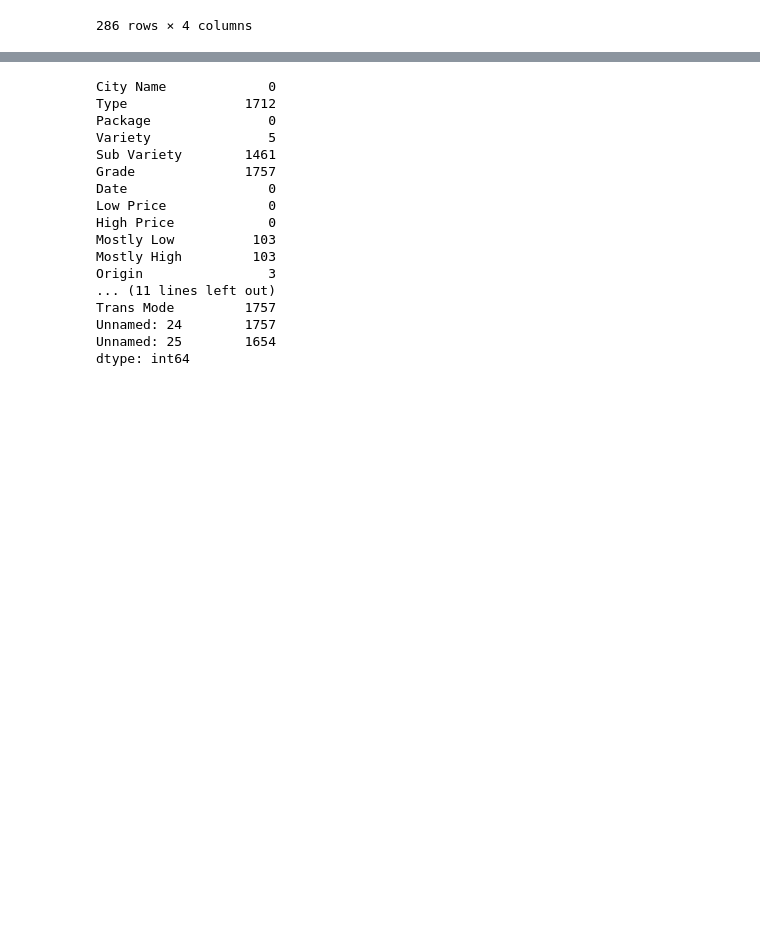
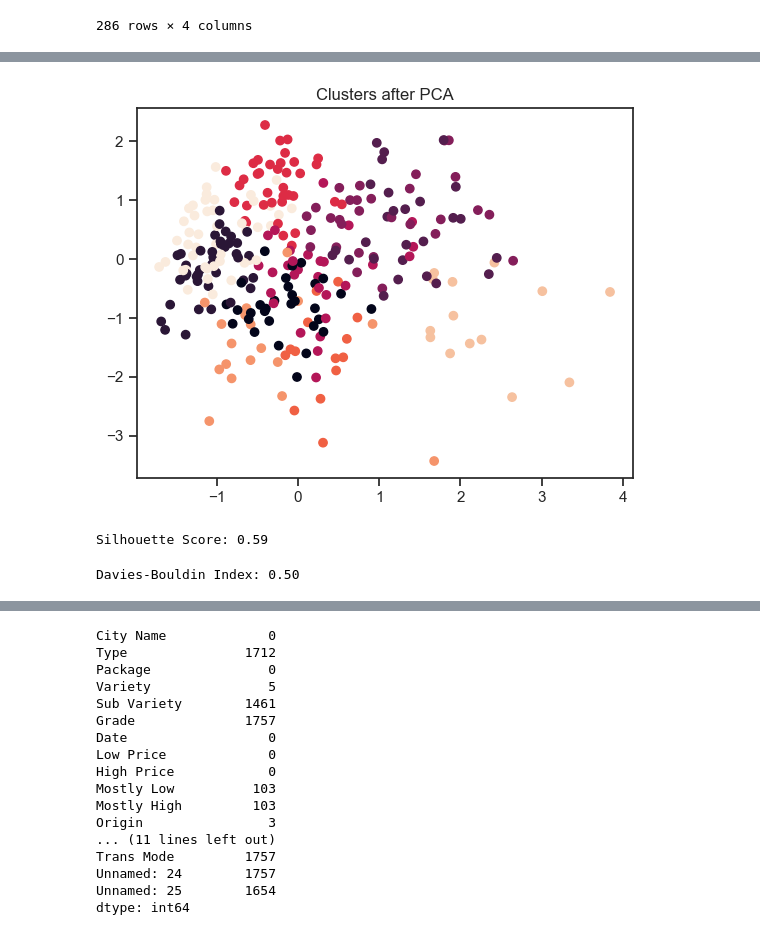
Before and after one commit to walethewave/Flexisaf-Gen-AI-DS-Internship, a Jupyter notebook: Flexisaf.ipynb, the cells around one changed output, grey strips where cells are left out. Drawn from its saved outputs; the diff is of its cells as text; code cells hidden in the pictures; blank space fills up the shorter version.

```diff
--- a/Flexisaf.ipynb
+++ b/Flexisaf.ipynb
@@ -1757,0 +1763,8 @@ x
+# %%
+from sklearn.metrics import silhouette_score
+
+for n_clusters in range(2, 11):
+    kmeans = KMeans(n_clusters=n_clusters, random_state=42)
+    cluster_labels = kmeans.fit_predict(x_scaled)
+    score = silhouette_score(x_scaled, cluster_labels)
+    print(f"Silhouette Score for {n_clusters} clusters: {score}")
@@ -1758,3 +1803,28 @@ x
+# %%
+from sklearn.decomposition import PCA
+
+pca = PCA(n_components=2)
+x_pca = pca.fit_transform(x_scaled)
+plt.scatter(x_pca[:, 0], x_pca[:, 1], c=kmeans.labels_)
+plt.title("Clusters after PCA")
+plt.show()
+# %% [output]
+[figure, added]
+# %%
+from sklearn.metrics import silhouette_score
+
+# Assuming 'x' is the dataset and 'labels' are cluster predictions
+score = silhouette_score(x, labels)
+print(f"Silhouette Score: {score:.2f}")
+# %% [output]
+Silhouette Score: 0.59
+# %%
+from sklearn.metrics import davies_bouldin_score
+
+db_score = davies_bouldin_score(x, labels)
+print(f"Davies-Bouldin Index: {db_score:.2f}")
+# %% [output]
+Davies-Bouldin Index: 0.50
 # %%
 pumpkins.head(10)
 # %% [output]
```
Also changed, not shown: parts of 4 cells of this notebook.
